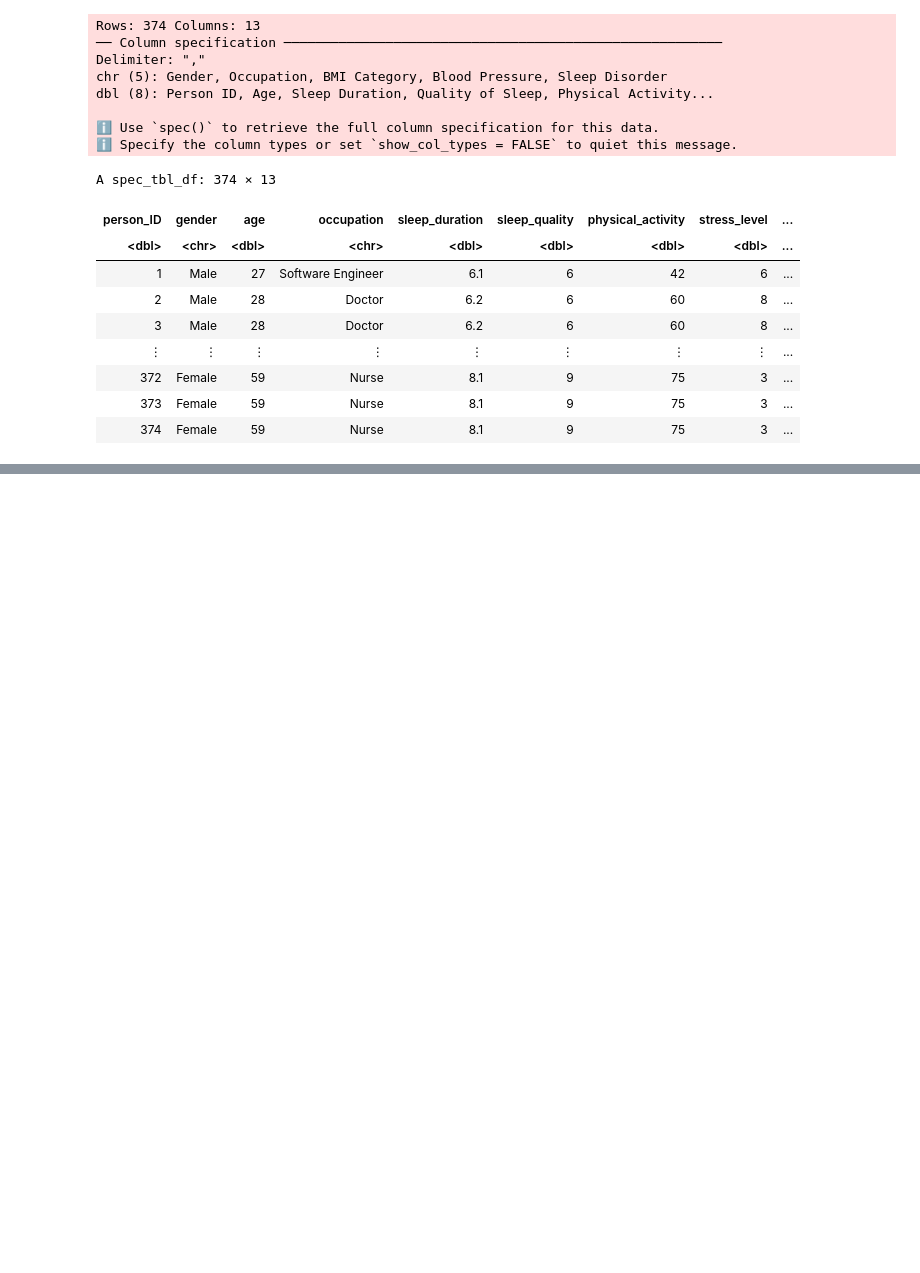
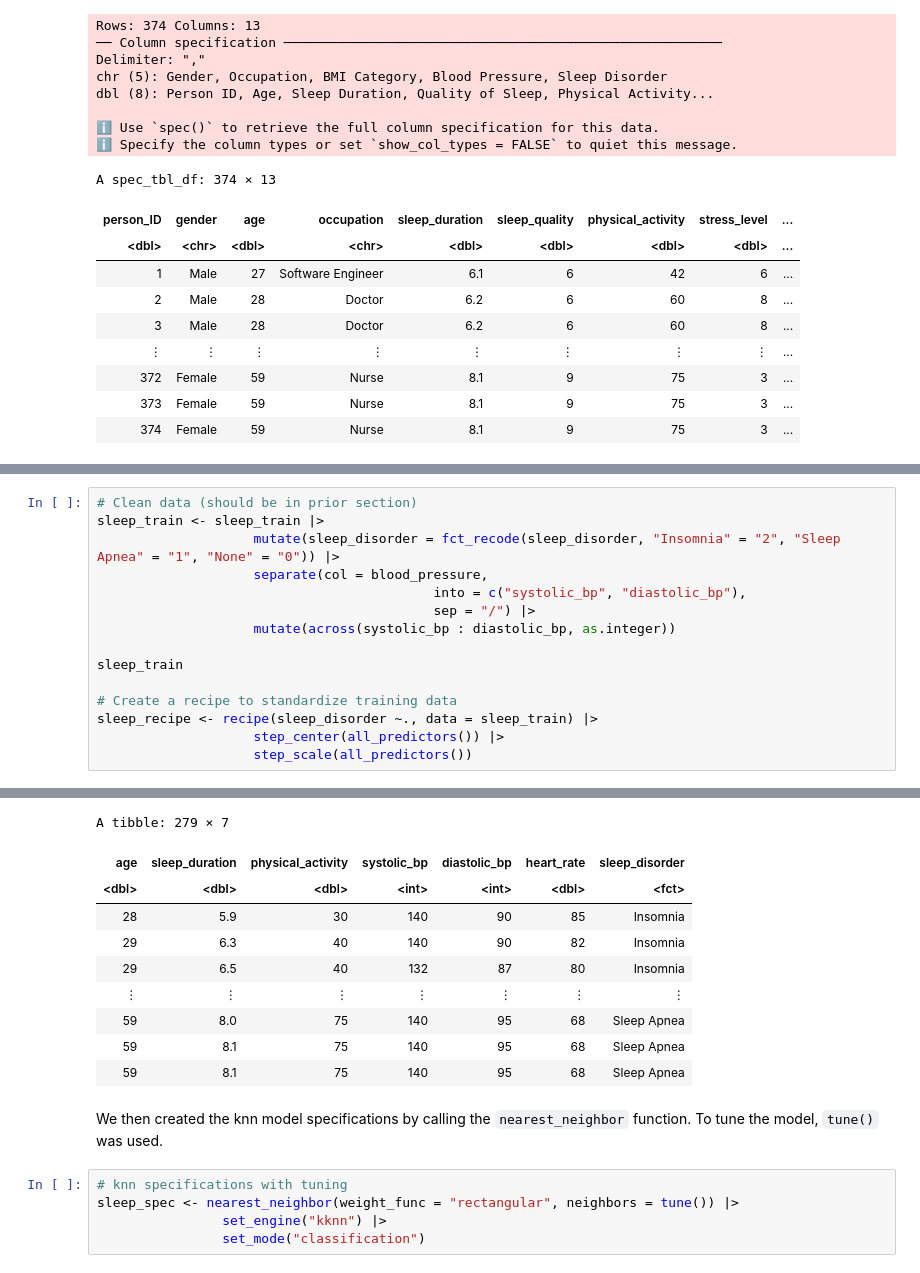
Before and after one commit to d-alex171/dsci-project, a Jupyter notebook: ProjectReport.ipynb, the cells around one changed output, grey strips where cells are left out. Saved outputs shown, nothing was run; the diff lists cells and outputs as text; blank space fills up the shorter version.

```diff
--- a/ProjectReport.ipynb
+++ b/ProjectReport.ipynb
@@ -93,0 +101,16 @@ A tibble: 3 × 5
+# %%
+# Clean data (should be in prior section)
+sleep_train <- sleep_train |>
+                    mutate(sleep_disorder = fct_recode(sleep_disorder, "Insomnia" = "2", "Sleep Apnea" = "1", "None" = "0")) |>
+                    separate(col = blood_pressure,
+                                           into = c("systolic_bp", "diastolic_bp"),
+                                           sep = "/") |>
+                    mutate(across(systolic_bp : diastolic_bp, as.integer))
+
+sleep_train
+
+# Create a recipe to standardize training data
+sleep_recipe <- recipe(sleep_disorder ~., data = sleep_train) |>
+                    step_center(all_predictors()) |>
+                    step_scale(all_predictors())
+# %% [output]
@@ -93,0 +122,17 @@ A tibble: 3 × 5
+A tibble: 279 × 7
+| age | sleep_duration | physical_activity | systolic_bp | diastolic_bp | heart_rate | sleep_disorder |
+| <dbl> | <dbl> | <dbl> | <int> | <int> | <dbl> | <fct> |
+| 28 | 5.9 | 30 | 140 | 90 | 85 | Insomnia |
+| 29 | 6.3 | 40 | 140 | 90 | 82 | Insomnia |
+| 29 | 6.5 | 40 | 132 | 87 | 80 | Insomnia |
+| ⋮ | ⋮ | ⋮ | ⋮ | ⋮ | ⋮ | ⋮ |
+| 59 | 8.0 | 75 | 140 | 95 | 68 | Sleep Apnea |
+| 59 | 8.1 | 75 | 140 | 95 | 68 | Sleep Apnea |
+| 59 | 8.1 | 75 | 140 | 95 | 68 | Sleep Apnea |
+# %% [markdown]
+We then created the knn model specifications by calling the `nearest_neighbor` function. To tune the model, `tune()` was used.
+# %%
+# knn specifications with tuning
+sleep_spec <- nearest_neighbor(weight_func = "rectangular", neighbors = tune()) |>
+                set_engine("kknn") |>
+                set_mode("classification")
```
Also changed, not shown: parts of 18 cells of this notebook.
